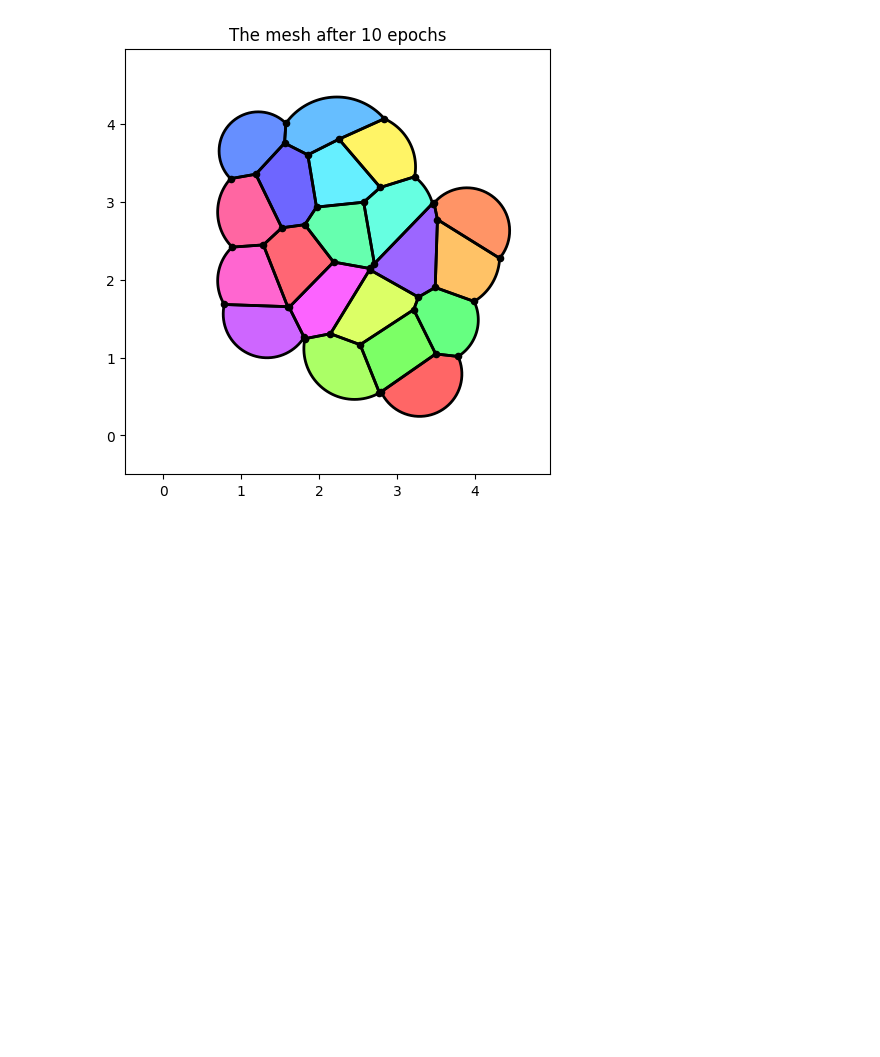
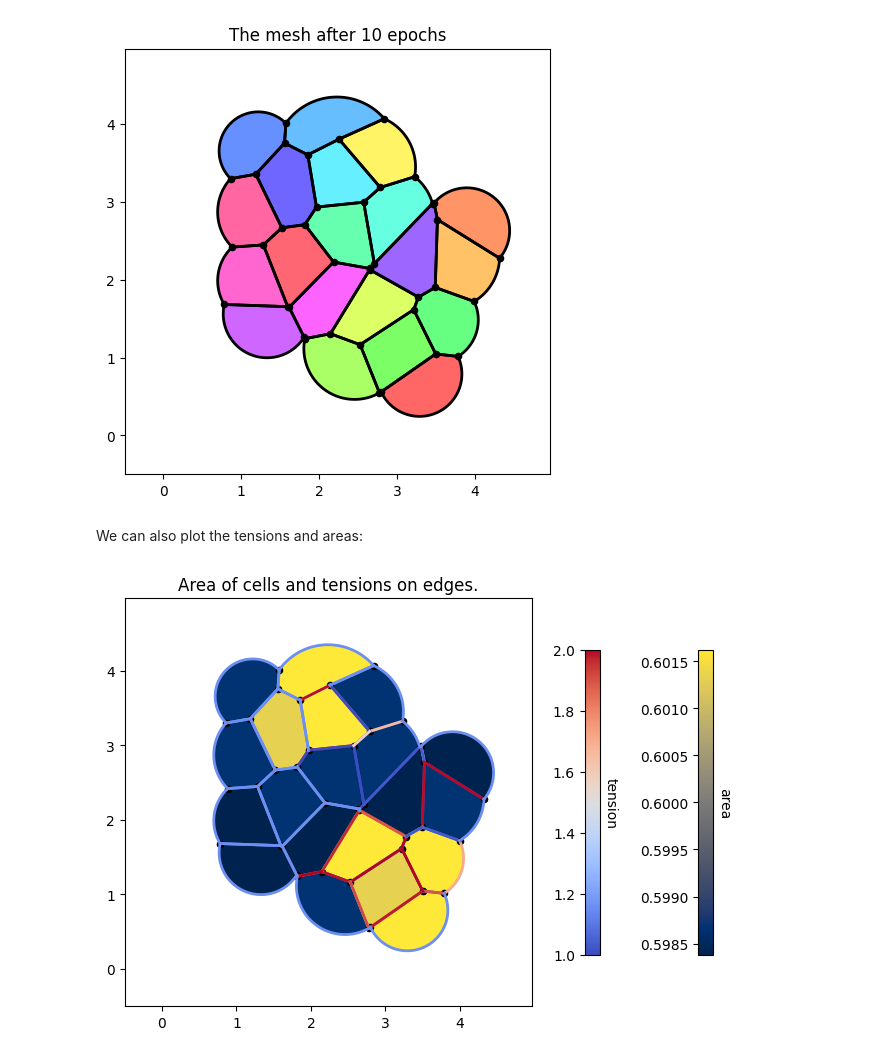
Before and after one commit to VirtualEmbryo/VertAX, a Jupyter notebook: docs/inverse_modelling_example_bounded.ipynb, the cells around one changed output. Saved outputs shown, nothing was run; the diff lists cells and outputs as text; code cells hidden in the pictures; blank space fills up the shorter version.

Commit message:
Also plot tensions and areas

```diff
--- a/docs/inverse_modelling_example_bounded.ipynb
+++ b/docs/inverse_modelling_example_bounded.ipynb
@@ -217,3 +218,11 @@ Of course, a higher number of epochs is necessary for the cost function to stabi
 mesh.plot(title=f"The mesh after {nb_epochs} epochs")
 # %% [output]
 [figure]
+# %% [markdown]
+We can also plot the tensions and areas:
+# %%
+mesh.plot(edge_plot=EdgePlot.EDGE_PAREMETER, edge_parameters_name="tension",
+          face_plot=FacePlot.FACE_PAREMETER, face_parameters_name="area",
+          title="Area of cells and tensions on edges.")
+# %% [output]
+[figure, added]
```
Also changed, not shown: parts of 1 cell of this notebook, 1 other file.
